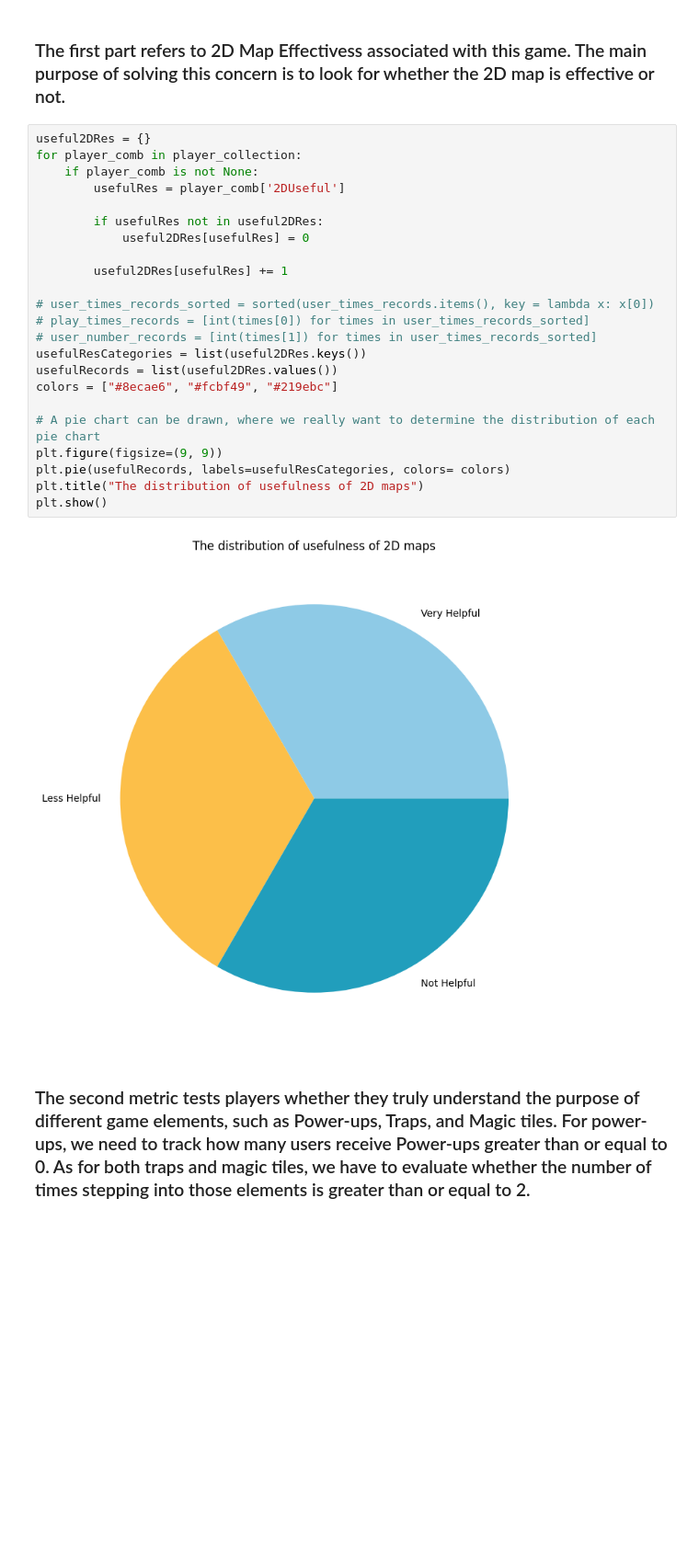
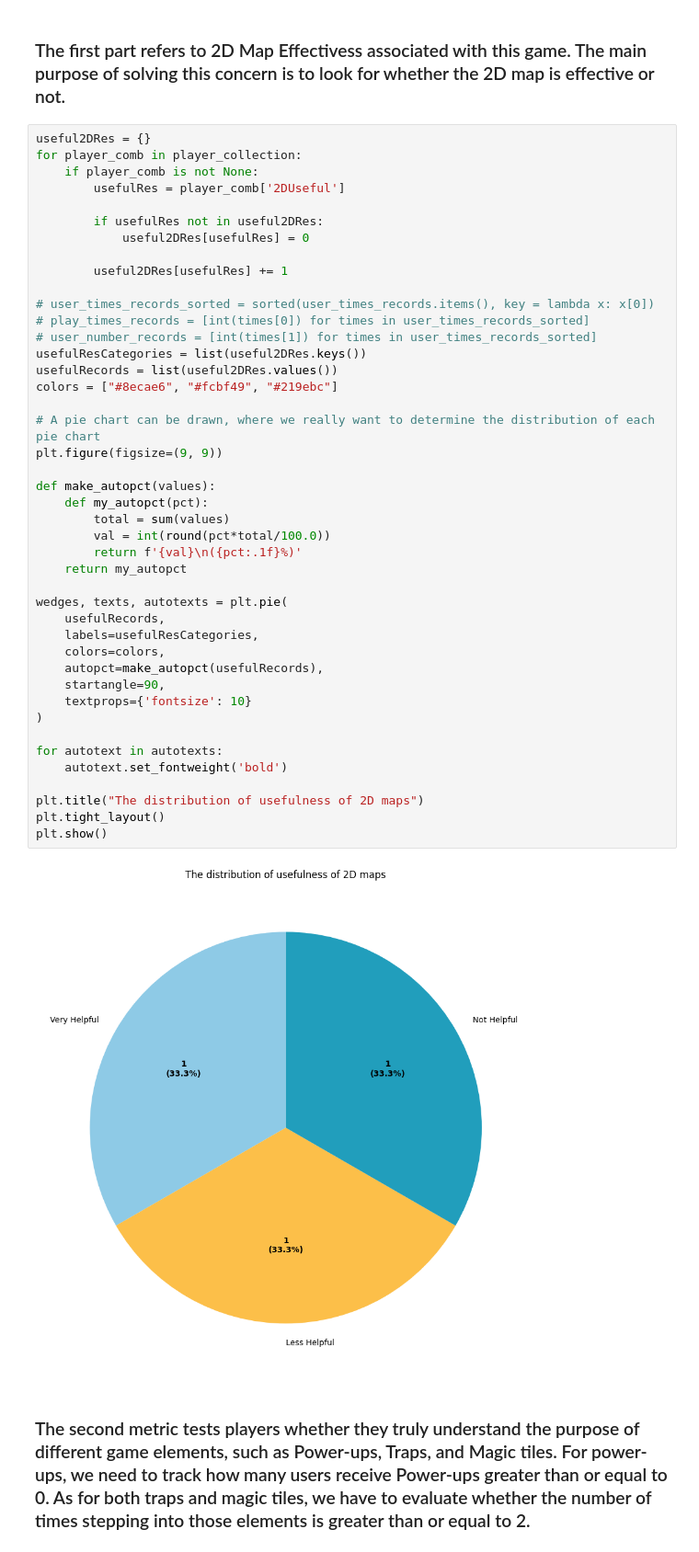
Before and after one commit to CSCI-526-Spring-2025/csci-526-final-project-sarang-and-hate, a Jupyter notebook: Analysis/analysis.ipynb, the cells around one changed output. Shown at 92% size. Saved outputs shown, nothing was run; the diff lists cells and outputs as text; blank space fills up the shorter version.

```diff
--- a/Analysis/analysis.ipynb
+++ b/Analysis/analysis.ipynb
@@ -39,28 +38,48 @@ player_collection = data["players"]
 # %%
 useful2DRes = {}
 for player_comb in player_collection:
     if player_comb is not None:
         usefulRes = player_comb['2DUseful']
 
         if usefulRes not in useful2DRes:
             useful2DRes[usefulRes] = 0
 
         useful2DRes[usefulRes] += 1
 
 # user_times_records_sorted = sorted(user_times_records.items(), key = lambda x: x[0])
 # play_times_records = [int(times[0]) for times in user_times_records_sorted]
 # user_number_records = [int(times[1]) for times in user_times_records_sorted]
 usefulResCategories = list(useful2DRes.keys())
 usefulRecords = list(useful2DRes.values())
 colors = ["#8ecae6", "#fcbf49", "#219ebc"]
 
 # A pie chart can be drawn, where we really want to determine the distribution of each pie chart
 plt.figure(figsize=(9, 9))
-plt.pie(usefulRecords, labels=usefulResCategories, colors= colors)
+
+def make_autopct(values):
+    def my_autopct(pct):
+        total = sum(values)
+        val = int(round(pct*total/100.0))
+        return f'{val}\n({pct:.1f}%)'
+    return my_autopct
+
+wedges, texts, autotexts = plt.pie(
+    usefulRecords,
+    labels=usefulResCategories,
+    colors=colors,
+    autopct=make_autopct(usefulRecords),
+    startangle=90,
+    textprops={'fontsize': 10}
+)
+
+for autotext in autotexts:
+    autotext.set_fontweight('bold')
+
 plt.title("The distribution of usefulness of 2D maps")
+plt.tight_layout()
 plt.show()
 # %% [output]
-[figure, old version]
+[figure, new version]
 # %% [markdown]
 ### The second metric tests players whether they truly understand the purpose of different game elements, such as Power-ups, Traps, and Magic tiles. For power-ups, we need to track how many users receive Power-ups greater than or equal to 0. As for both traps and magic tiles, we have to evaluate whether the number of times stepping into those elements is greater than or equal to 2.
 # %%
```
Also changed, not shown: parts of 12 cells of this notebook, 2 other files.
